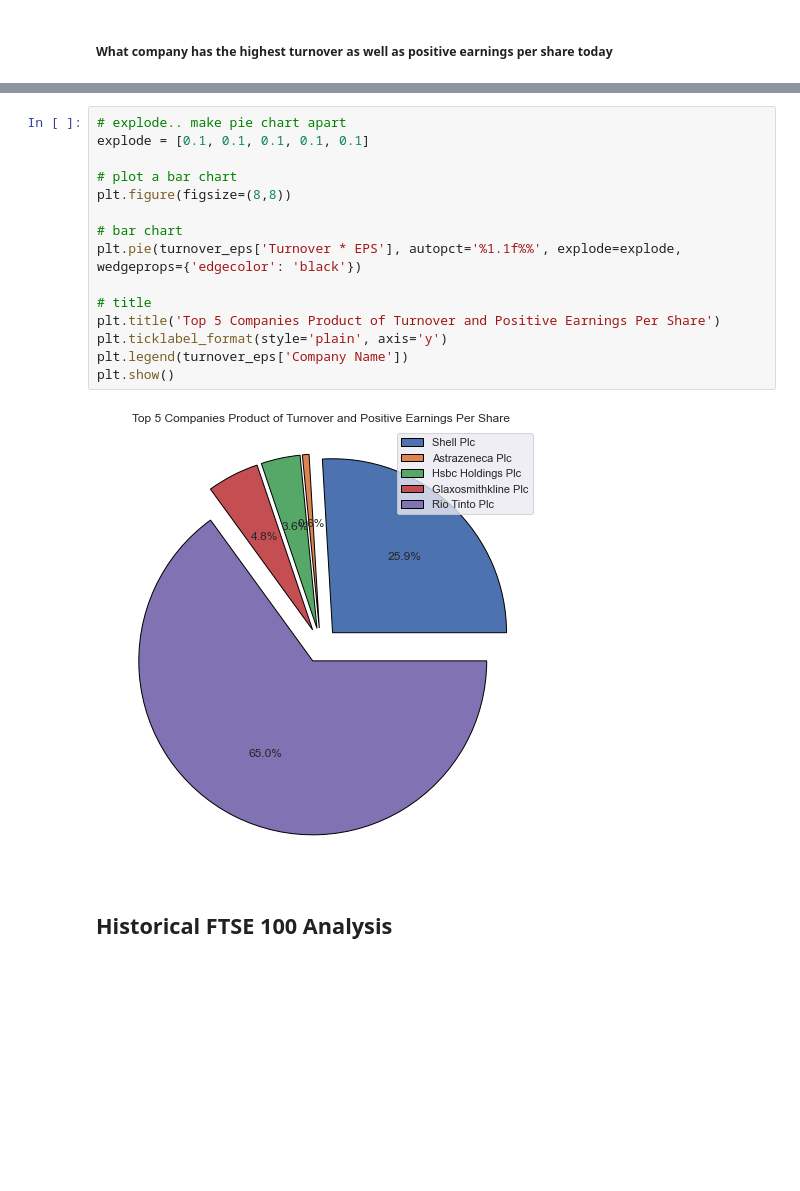
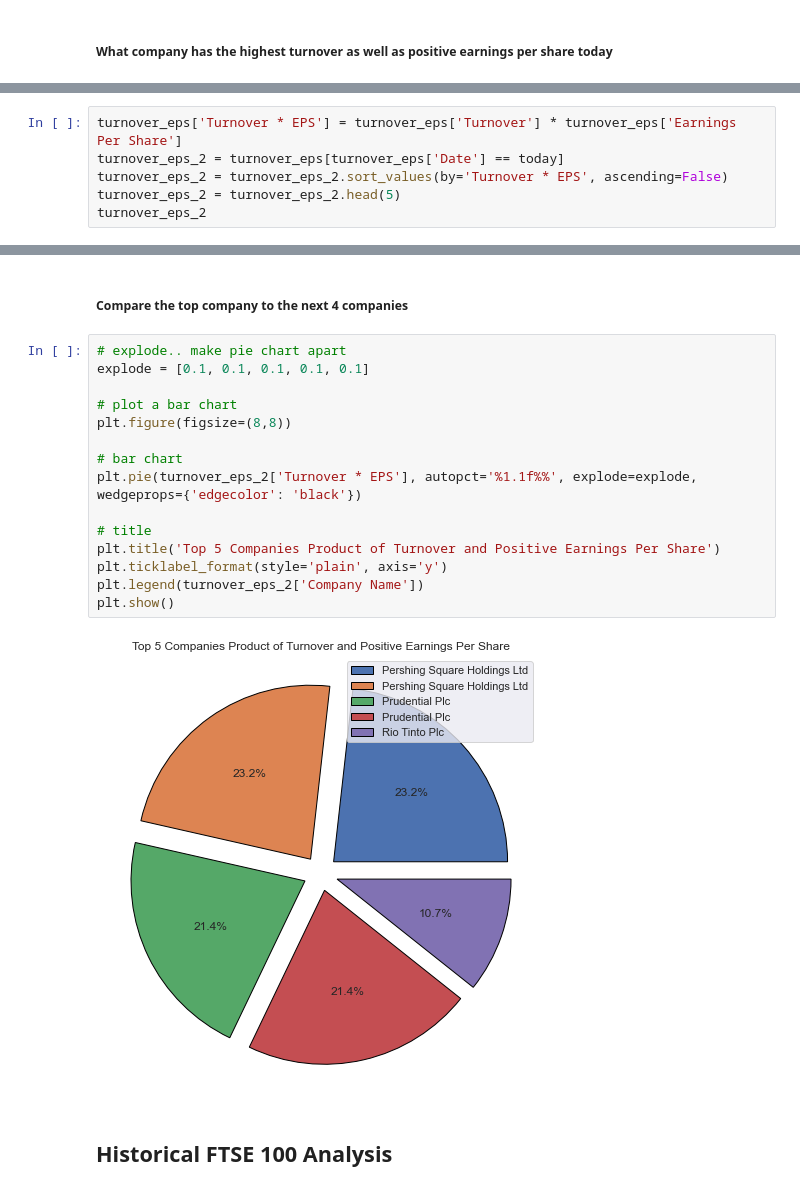
Before and after one commit to aaAbdulkadir/DataPortfolio, a Jupyter notebook: beautifulsoup.ipynb, the cells around one changed output, grey strips where cells are left out. Drawn from its saved outputs; the diff is of its cells as text; blank space fills up the shorter version.

```diff
--- a/beautifulsoup.ipynb
+++ b/beautifulsoup.ipynb
@@ -735,0 +699,6 @@ turnover_eps
+# %%
+turnover_eps['Turnover * EPS'] = turnover_eps['Turnover'] * turnover_eps['Earnings Per Share']
+turnover_eps_2 = turnover_eps[turnover_eps['Date'] == today]
+turnover_eps_2 = turnover_eps_2.sort_values(by='Turnover * EPS', ascending=False)
+turnover_eps_2 = turnover_eps_2.head(5)
+turnover_eps_2
@@ -736,20 +717,22 @@ turnover_eps
+# %% [markdown]
+##### Compare the top company to the next 4 companies
 # %%
 # explode.. make pie chart apart
 explode = [0.1, 0.1, 0.1, 0.1, 0.1]
 
 # plot a bar chart
 plt.figure(figsize=(8,8))
 
 # bar chart
-plt.pie(turnover_eps['Turnover * EPS'], autopct='%1.1f%%', explode=explode, wedgeprops={'edgecolor': 'black'})
+plt.pie(turnover_eps_2['Turnover * EPS'], autopct='%1.1f%%', explode=explode, wedgeprops={'edgecolor': 'black'})
 
 # title
 plt.title('Top 5 Companies Product of Turnover and Positive Earnings Per Share')
 plt.ticklabel_format(style='plain', axis='y')
-plt.legend(turnover_eps['Company Name'])
+plt.legend(turnover_eps_2['Company Name'])
 plt.show()
 # %% [output]
-[figure, old version]
+[figure, new version]
 # %% [markdown]
 ## Historical FTSE 100 Analysis
 # %% [markdown]
```
Also changed, not shown: parts of 87 cells of this notebook.
